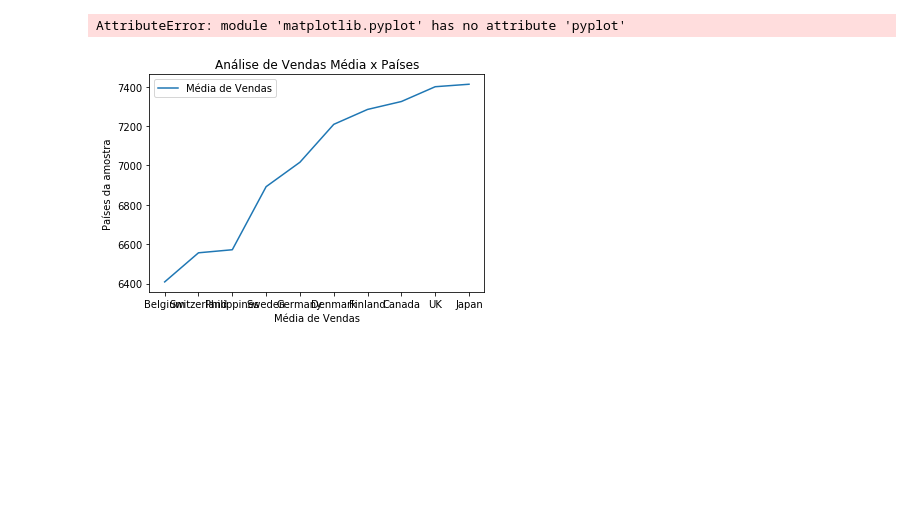
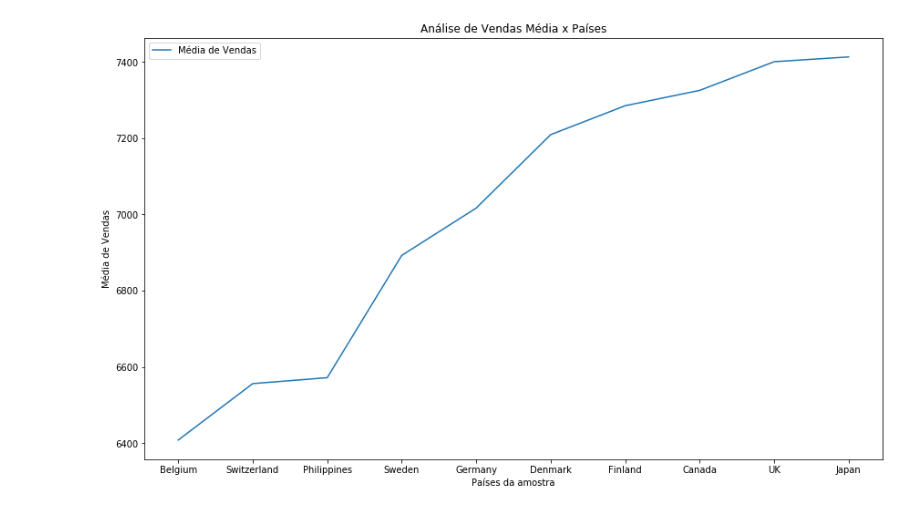
Before and after one commit to vhnegrisoli/sales-data-analysis-python, a Jupyter notebook: sales-analysis.ipynb, the cells around one changed output. Saved outputs shown, nothing was run; the diff lists cells and outputs as text; code cells hidden in the pictures; blank space fills up the shorter version.

Commit message:
Corrige gráfico

```diff
--- a/sales-analysis.ipynb
+++ b/sales-analysis.ipynb
@@ -38,18 +38,18 @@ analise1
 # %%
 # Primeiro gráfico: análise da média de vendas acima de U$6.000,00 agrupada por países
 plt.plot(analise1["SALES"], label='Média de Vendas')
 
-plt.xlabel('Média de Vendas')
-plt.ylabel('Países da amostra')
+plt.ylabel('Média de Vendas')
+plt.xlabel('Países da amostra')
 
 plt.title("Análise de Vendas Média x Países")
 plt.legend()
 
-fig = plt.pyplot.gcf()
-fig.set_size_inches(18.5, 10.5)
+# Altera o tamanho do gráfico
+fig = plt.gcf()
+fig.set_size_inches(14.5, 8.5)
 fig.savefig('test2png.png', dpi=100)
 
 plt.show()
 # %% [output]
-AttributeError: module 'matplotlib.pyplot' has no attribute 'pyplot'
-[figure, old version]
+[figure, new version]
```
